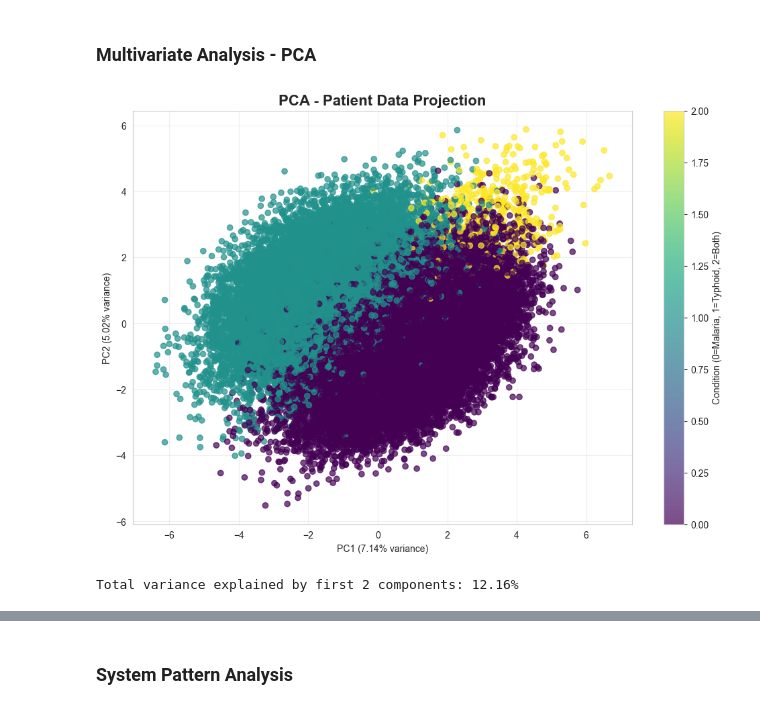
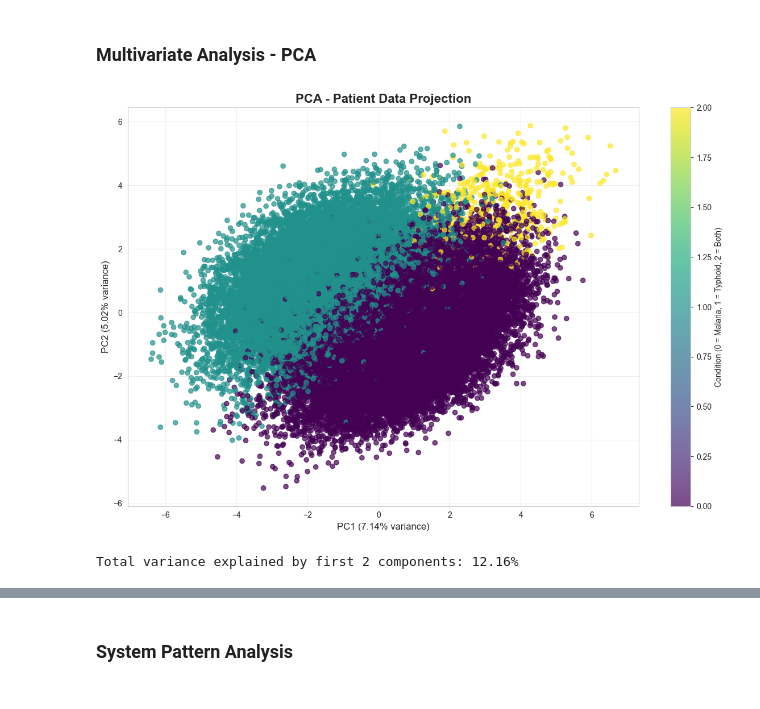
Before and after one commit to edwardopare/Malaria-Typhoid-ML, a Jupyter notebook: modelling/Notebook.ipynb, the cells around one changed output, grey strips where cells are left out. Drawn from its saved outputs; the diff is of its cells as text; code cells hidden in the pictures.

```diff
--- a/modelling/Notebook.ipynb
+++ b/modelling/Notebook.ipynb
@@ -309,28 +429,53 @@ Name: Condition_numeric, dtype: float64
 # %% [markdown]
 ### Multivariate Analysis - PCA
 # %%
-# Prepare data for PCA
+# ============================================
+# PRINCIPAL COMPONENT ANALYSIS (PCA)
+# ============================================
+
+# --- (1) Prepare Data for PCA ---
+# Remove categorical and target columns
 X = df_numeric.drop(['Condition', 'Condition_numeric'], axis=1)
+
+# Standardize features to ensure equal contribution to PCA
 scaler = StandardScaler()
 X_scaled = scaler.fit_transform(X)
 
-# Apply PCA
+# --- (2) Apply PCA ---
+# Reduce data to 2 principal components for visualization
 pca = PCA(n_components=2)
 X_pca = pca.fit_transform(X_scaled)
 
-# Plot PCA results
+# --- (3) Visualize PCA Results ---
 plt.figure(figsize=(12, 8))
-scatter = plt.scatter(X_pca[:, 0], X_pca[:, 1],
-                     c=df_numeric['Condition_numeric'],
-                     cmap='viridis', alpha=0.7)
-plt.colorbar(scatter, label='Condition (0=Malaria, 1=Typhoid, 2=Both)')
-plt.xlabel(f'PC1 ({pca.explained_variance_ratio_[0]:.2%} variance)')
-plt.ylabel(f'PC2 ({pca.explained_variance_ratio_[1]:.2%} variance)')
+
+# Scatter plot of the first two principal components
+scatter = plt.scatter(
+    X_pca[:, 0], X_pca[:, 1],
+    c=df_numeric['Condition_numeric'],
+    cmap='viridis',
+    alpha=0.7
+)
+
+# Add colorbar and labels
+plt.colorbar(scatter, label='Condition (0 = Malaria, 1 = Typhoid, 2 = Both)')
+plt.xlabel(f'PC1 ({pca.explained_variance_ratio_[0]:.2%} variance)', fontsize=12)
+plt.ylabel(f'PC2 ({pca.explained_variance_ratio_[1]:.2%} variance)', fontsize=12)
 plt.title('PCA - Patient Data Projection', fontsize=16, fontweight='bold')
 plt.grid(alpha=0.3)
+plt.tight_layout()
 plt.show()
 
-print(f"Total variance explained by first 2 components: {pca.explained_variance_ratio_.sum():.2%}")
+# --- (4) Explained Variance ---
+total_variance = pca.explained_variance_ratio_.sum()
+print(f"Total variance explained by first 2 components: {total_variance:.2%}")
+
+# --- (5) Interpretation ---
+# - Each point represents a patient, projected into a 2D PCA space.
+# - Colors indicate different medical conditions.
+# - Closer points share similar symptom and temperature patterns.
+# - The percentage of variance shows how much of the dataset’s information
+#   is captured by the first two principal components.
 # %% [output]
-[figure, old version]
+[figure, new version]
 Total variance explained by first 2 components: 12.16%
```
Also changed, not shown: parts of 63 cells of this notebook, 1 other file.
